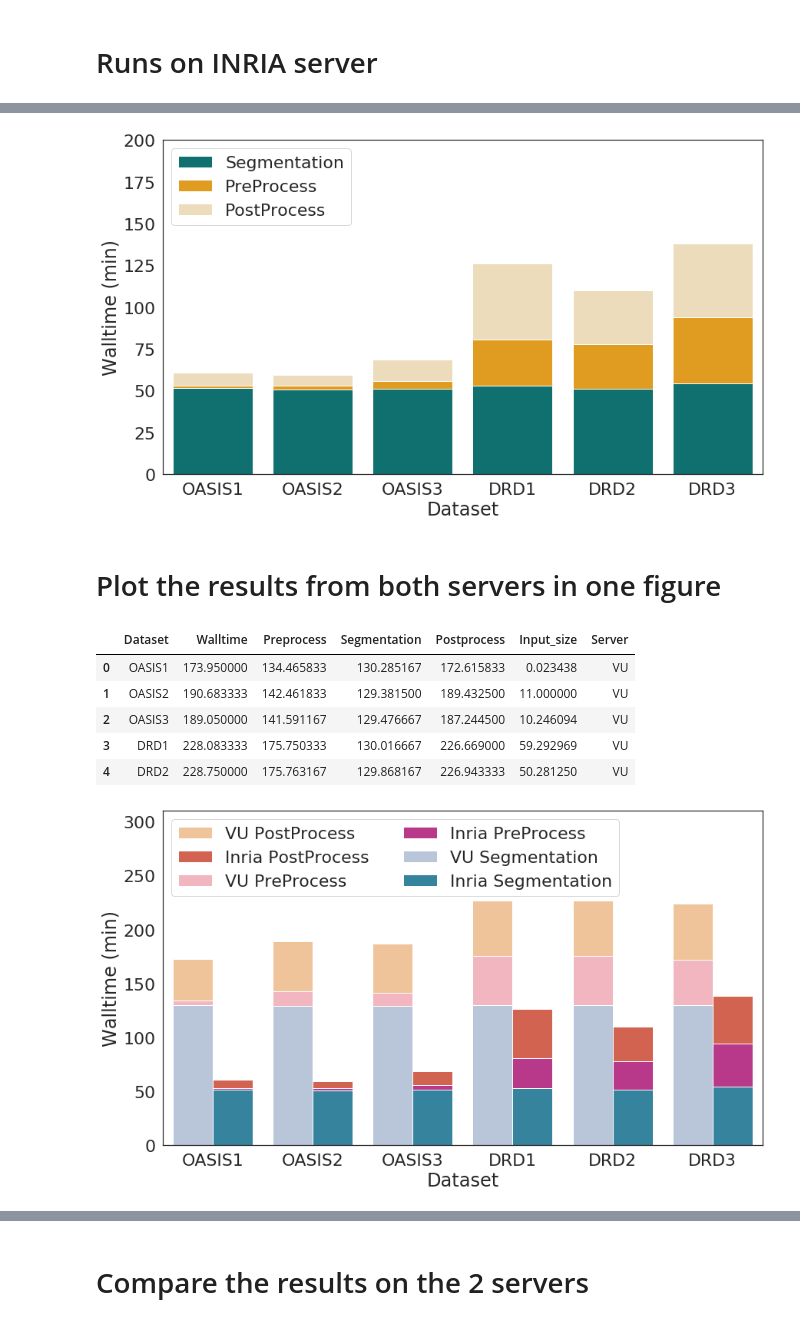
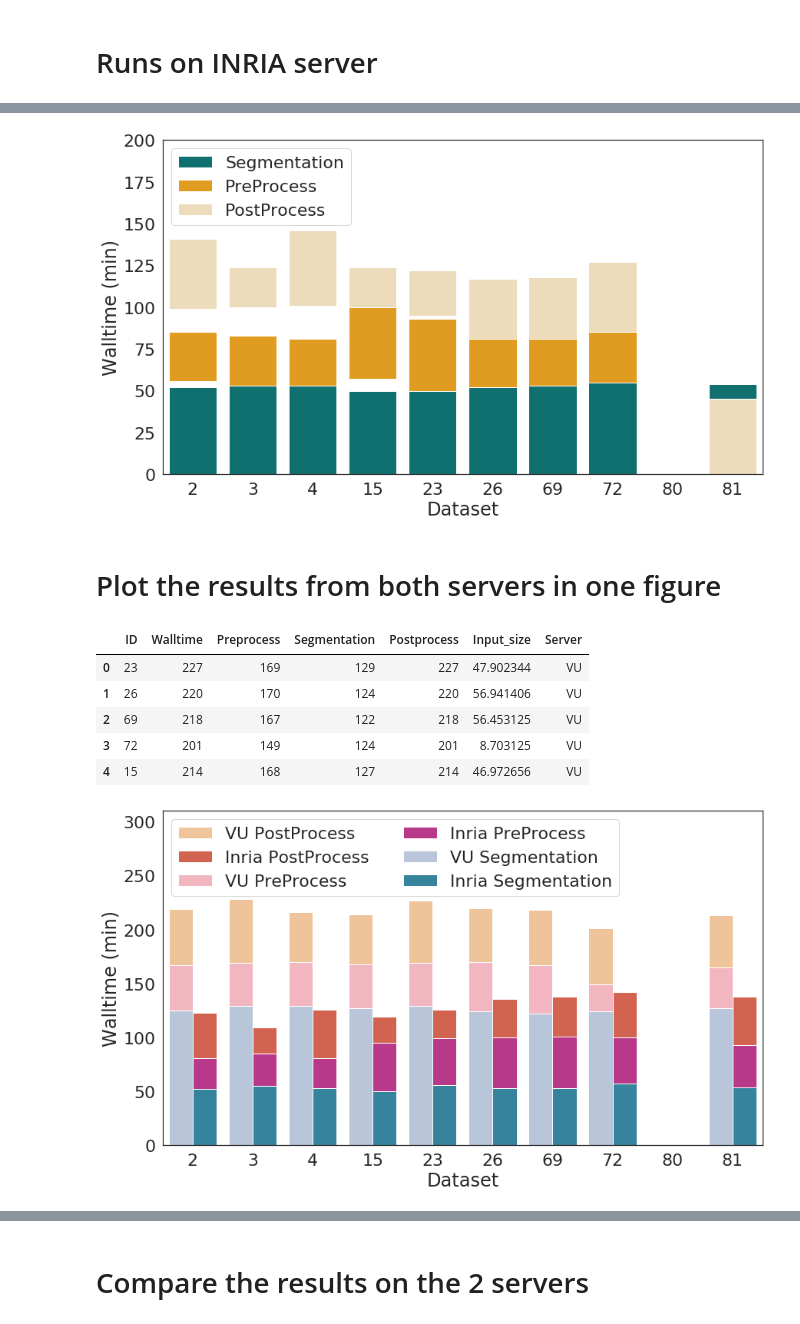
Before and after one commit to vanderbiltscl/SpeculativeScheduling, a Jupyter notebook: iSBatch_v1.0/SLANT_walltime.ipynb, the cells around one changed output, grey strips where cells are left out. Drawn from its saved outputs; the diff is of its cells as text; code cells hidden in the pictures.

```diff
--- a/iSBatch_v1.0/SLANT_walltime.ipynb
+++ b/iSBatch_v1.0/SLANT_walltime.ipynb
@@ -33,0 +10,12 @@ df_vu["Input_size"] = df_vu["Input_size"] / 1024
+# %%
+df_vu = pd.DataFrame()
+df_vu["ID"] = [23, 26, 69, 72, 15, 2, 4, 3, 81, 80]
+df_vu["Walltime"] = [227, 220, 218, 214, 219, 216, 228, 201, 213, 0]
+#df_fr["Walltime"] = [126, 136, 138, 142, 119, 123, 126, 109, 138, 0]
+df_vu["Preprocess"] = [40, 46, 45, 41, 42, 41, 40, 25, 38, 0]
+df_vu["Segmentation"] = [129, 124, 122, 127, 125, 129, 129, 124, 127, 0]
+df_vu["Postprocess"] = [58, 50, 51, 46, 52, 46, 59, 52, 48, 0]
+df_vu["Input_size"] = [49052, 58308, 57808, 8912, 48100, 58412, 58948, 60712, 49468, 51008]
+df_vu["Server"] = ["VU" for _ in range(len(df_vu))]
+df_vu["Input_size"] = df_vu["Input_size"] / 1024
+df_vu
@@ -79,0 +59,11 @@ df_fr["Postprocess"] = df_fr["Postprocess"] / 60
+# %%
+df_fr = pd.DataFrame()
+df_fr["ID"] = [23, 26, 69, 72, 15, 2, 4, 3, 81, 80]
+df_fr["Walltime"] = [126, 136, 138, 142, 119, 123, 126, 109, 138, 0]
+df_fr["Preprocess"] = [43, 47, 48, 43, 45, 29, 28, 30, 39, 0]
+df_fr["Segmentation"] = [56, 53, 53, 57, 50, 52, 53, 55, 54, 0]
+df_fr["Postprocess"] = [27, 36, 37, 42, 24, 42, 45, 24, 45, 0]
+df_fr["Input_size"] = [49052, 58308, 57808, 8912, 48100, 58412, 58948, 60712, 49468, 51008]
+df_fr["Server"] = ["Inria" for _ in range(len(df_vu))]
+df_fr["Input_size"] = df_fr["Input_size"] / 1024
+df_fr
@@ -82,11 +84,11 @@ fig, ax = plt.subplots(figsize=(14,8))
 sns.set(font_scale=2)
 sns.set_style("white")
 
-ax = sns.barplot(y="Segmentation", x="Dataset", color="teal", label="Segmentation",
+ax = sns.barplot(y="Segmentation", x="ID", color="teal", label="Segmentation",
                  data=df_fr)
-ax = sns.barplot(y="Preprocess", bottom=df_fr["Segmentation"].values, x="Dataset",
+ax = sns.barplot(y="Preprocess", bottom=df_fr["Segmentation"].values, x="ID",
                  color="orange", label="PreProcess", data=df_fr)
-ax = sns.barplot(y="Postprocess", bottom=df_fr["Preprocess"].values + df_fr["Segmentation"].values, x="Dataset",
+ax = sns.barplot(y="Postprocess", bottom=df_fr["Preprocess"].values + df_fr["Segmentation"].values, x="ID",
                  color="wheat", label="PostProcess", data=df_fr)
 
 
@@ -99,7 +101,7 @@ ax.set_xlabel('Dataset')
 #plt.savefig("walltime_inria_server.png")
 plt.show()
 # %% [output]
-[figure, old version]
+[figure, new version]
 # %% [markdown]
 # Plot the results from both servers in one figure
 # %%
@@ -109,38 +111,38 @@ df["Preprocess"] += df["Segmentation"]
 df["Postprocess"] += df["Preprocess"]
 df.head()
 # %% [output]
-|  | Dataset | Walltime | Preprocess | Segmentation | Postprocess | Input_size | Server |
-| 0 | OASIS1 | 173.950000 | 134.465833 | 130.285167 | 172.615833 | 0.023438 | VU |
-| 1 | OASIS2 | 190.683333 | 142.461833 | 129.381500 | 189.432500 | 11.000000 | VU |
-| 2 | OASIS3 | 189.050000 | 141.591167 | 129.476667 | 187.244500 | 10.246094 | VU |
-| 3 | DRD1 | 228.083333 | 175.750333 | 130.016667 | 226.669000 | 59.292969 | VU |
-| 4 | DRD2 | 228.750000 | 175.763167 | 129.868167 | 226.943333 | 50.281250 | VU |
+|  | ID | Walltime | Preprocess | Segmentation | Postprocess | Input_size | Server |
+| 0 | 23 | 227 | 169 | 129 | 227 | 47.902344 | VU |
+| 1 | 26 | 220 | 170 | 124 | 220 | 56.941406 | VU |
+| 2 | 69 | 218 | 167 | 122 | 218 | 56.453125 | VU |
+| 3 | 72 | 201 | 149 | 124 | 201 | 8.703125 | VU |
+| 4 | 15 | 214 | 168 | 127 | 214 | 46.972656 | VU |
 # %%
 fig, ax = plt.subplots(figsize=(14,8))
 sns.set(font_scale=2)
 sns.set_style("white")
 
 purple_pal = sns.color_palette("ch:2,r=.25,l=.7,dark=.8")
 
-ax = sns.barplot(y="Postprocess", x="Dataset",
+ax = sns.barplot(y="Postprocess", x="ID",
                  palette = 'OrRd', data=df, hue="Server")
 
-sns.barplot(y="Preprocess", x="Dataset",
+sns.barplot(y="Preprocess", x="ID",
             palette = "RdPu", data=df, hue="Server")
 
-sns.barplot(y="Segmentation", x="Dataset", palette = "PuBuGn",
+sns.barplot(y="Segmentation", x="ID", palette = "PuBuGn",
             data=df, hue="Server")
 
 labels=["VU PostProcess","Inria PostProcess", "VU PreProcess",
         "Inria PreProcess", "VU Segmentation", "Inria Segmentation"]
 h, l = ax.get_legend_handles_labels()
 ax.legend(h, labels, frameon=True, loc='upper left', ncol=2)
 
 ax.set_ylim(0, 310)
 plt.grid(False)
 ax.set_ylabel('Walltime (min)')
 ax.set_xlabel('Dataset')
 #plt.savefig("walltime_all_server.png")
 plt.show()
 # %% [output]
-[figure, old version]
+[figure, new version]
```
Also changed, not shown: parts of 16 cells of this notebook.
